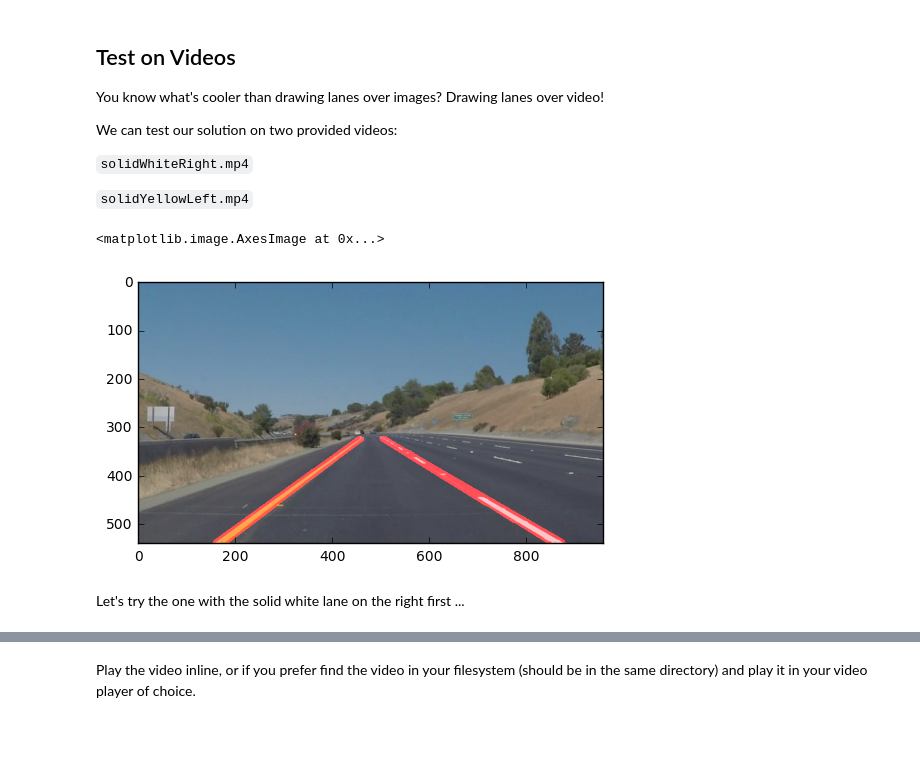
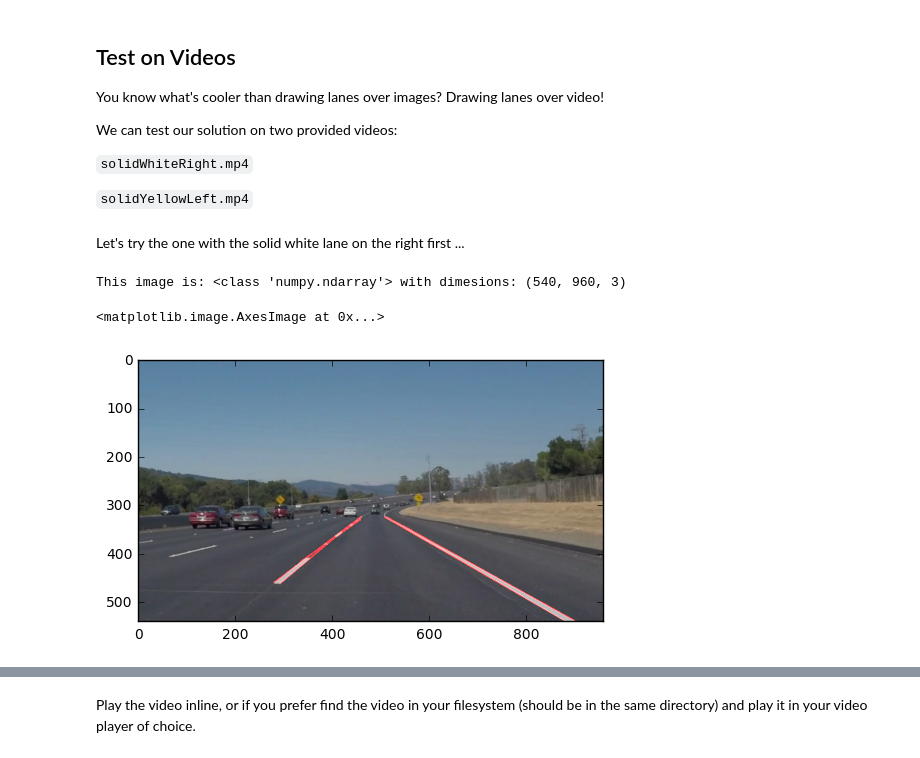
Before and after one commit to Shmuelnaaman/Find_Line_Lane, a Jupyter notebook: P1.ipynb, the cells around one changed output, grey strips where cells are left out. Saved outputs shown, nothing was run; the diff lists cells and outputs as text; code cells hidden in the pictures.

Commit message:
chnging the usage of the function:q :x
changing the functions usage
Please enter the commit message for your changes. Lines starting

```diff
--- a/P1.ipynb
+++ b/P1.ipynb
@@ -66,10 +55,7 @@ Below are some helper functions to help get you started. They should look famili
 import math
 
 def grayscale(img):
-    """Applies the Grayscale transform
-    This will return an image with only one color channel
-    but NOTE: to see the returned image as grayscale
-    you should call plt.imshow(gray, cmap='gray')"""
+    """Applies the Grayscale transform"""
     return cv2.cvtColor(img, cv2.COLOR_BGR2GRAY)
 
 def canny(img, low_threshold, high_threshold):
@@ -107,20 +93,9 @@ def region_of_interest(img, vertices):
 
 def draw_lines(img, lines, color=[255, 0, 0], thickness=2):
     """
-    NOTE: this is the function you might want to use as a starting point once you want to
-    average/extrapolate the line segments you detect to map out the full
-    extent of the lane (going from the result shown in raw-lines-example.mp4
-    to that shown in P1_example.mp4).
+    Draws `lines` with `color` and `thickness`.
 
-    Think about things like separating line segments by their
-    slope ((y2-y1)/(x2-x1)) to decide which segments are part of the left
-    line vs. the right line.  Then, you can average the position of each of
-    the lines and extrapolate to the top and bottom of the lane.
-
-    This function draws `lines` with `color` and `thickness`.
     Lines are drawn on the image inplace (mutates the image).
-    If you want to make the lines semi-transparent, think about combining
-    this function with the weighted_img() function below
     """
     for line in lines:
         for x1,y1,x2,y2 in line:
@@ -246,15 +277,17 @@ def process_image(image):
 
 
     return lines_edges
-# %%
-image = mpimg.imread('test_images/solidYellowCurve2.jpg')
-lines_edges = process_image(image)
-plt.imshow(lines_edges)
-# %% [output]
-<matplotlib.image.AxesImage at 0x...>
-[figure, removed]
 # %% [markdown]
 Let's try the one with the solid white lane on the right first ...
+# %%
+image = mpimg.imread('test_images/solidWhiteCurve.jpg')
+#printing out some stats and plotting
+print('This image is:', type(image), 'with dimesions:', image.shape)
+plt.imshow(process_image(image))
+# %% [output]
+This image is: <class 'numpy.ndarray'> with dimesions: (540, 960, 3)
+<matplotlib.image.AxesImage at 0x...>
+[figure, added]
 # %%
 white_output = 'white.mp4'
 clip1 = VideoFileClip("solidWhiteRight.mp4")
```
Also changed, not shown: parts of 13 cells of this notebook.
